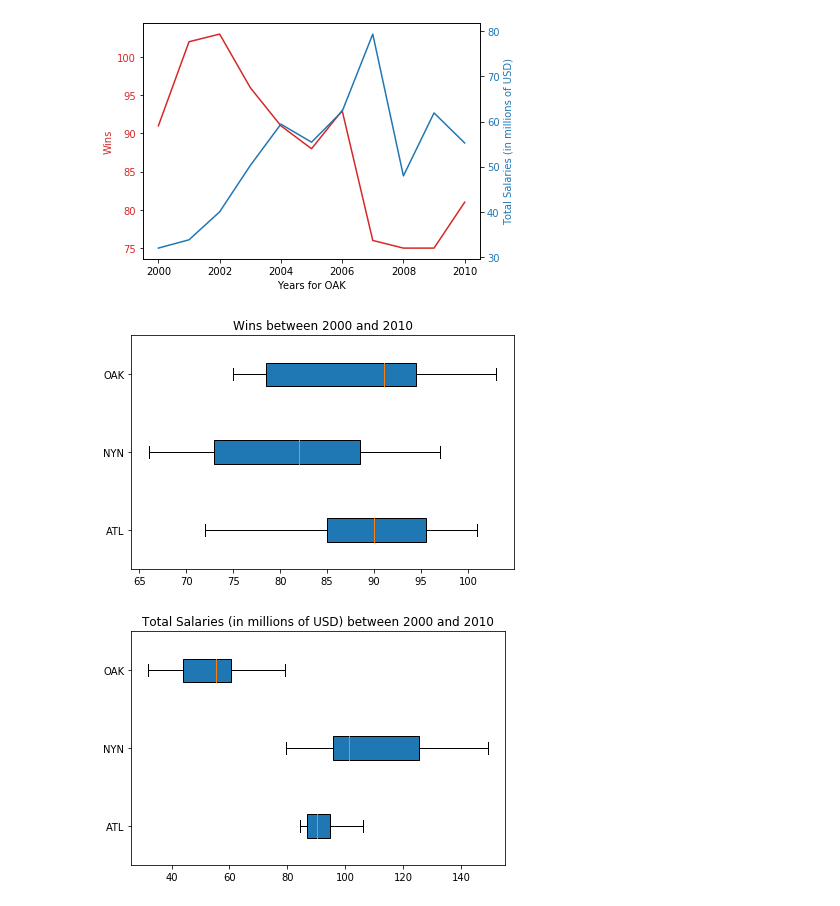
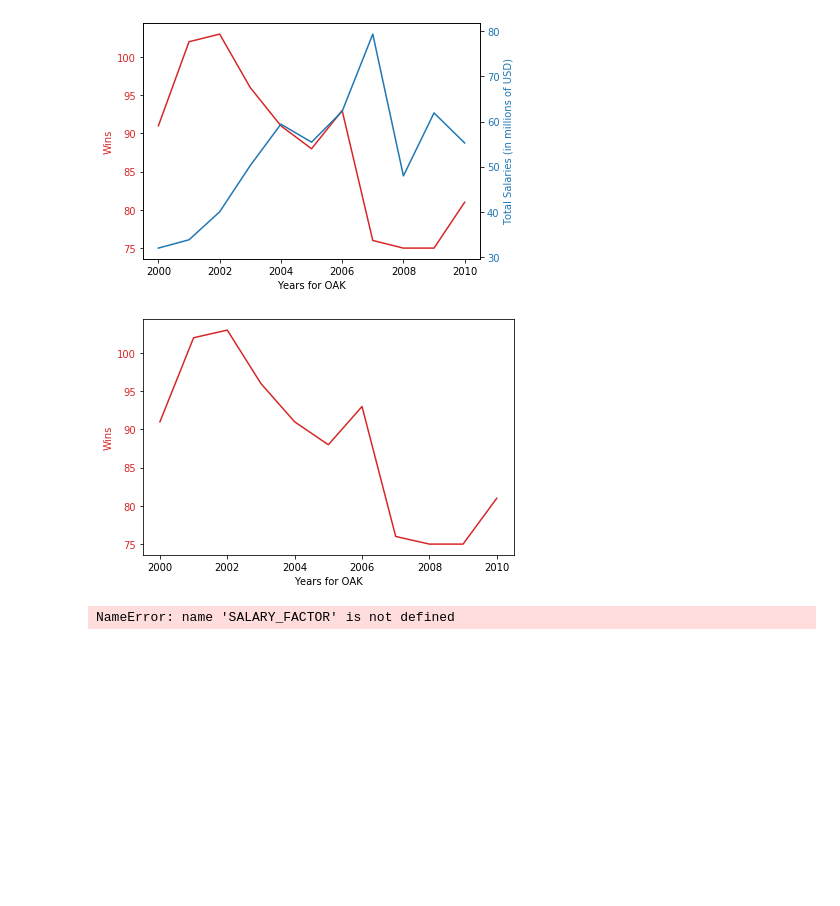
Before and after one commit to Techno-Hwizrdry/s4s, a Jupyter notebook: s4s.ipynb, the cells around one changed output. Saved outputs shown, nothing was run; the diff lists cells and outputs as text; code cells hidden in the pictures; blank space fills up the shorter version.

```diff
--- a/s4s.ipynb
+++ b/s4s.ipynb
@@ -9,34 +9,34 @@ import pandas
 # Problem 1(a)
 csv_files = ['Salaries.csv', 'Teams.csv']
 
 get_zipped_csv_files(csv_files=csv_files)
 
 salary_data = pandas.read_csv('Salaries.csv')
 teams_data = pandas.read_csv('Teams.csv')
 
 salary_data.head()
 teams_data.head()
 
 # Problem 1(b)
 salary_totals = salary_data.groupby(['yearID', 'teamID'])['salary'].sum()
 salary_totals.head()
 
 # Problem 1(c)
 wins_and_salaries = pandas.merge(salary_totals, teams_data[['yearID', 'teamID', 'W']], on=['yearID', 'teamID'], how='inner')
 wins_and_salaries.head()
 
 #  Problem 1(d).  To display the relationship between total wins and total salaries for a given year,
 #  I would use two different axes that share the same x axis.  Since wins and salaries share the year range (x-axis),
 #  I can plot the second series (total salaries) against the secondary Y axis on the right side of the graph.
 
 graph_dual_y(wins_and_salaries, 'OAK', 2000, 2010)
 
-#graph_xy_line(wins_and_salaries, 'OAK', 'wins', 2000, 2010)
-#graph_xy_line(wins_and_salaries, 'OAK', 'SALARIES', 2000, 2010)
+graph_xy_line(wins_and_salaries, 'OAK', 'wins', 2000, 2010)
+graph_xy_line(wins_and_salaries, 'OAK', 'SALARIES', 2000, 2010)
 
 graph_boxplots(wins_and_salaries, ['ATL', 'NYN', 'OAK'], 'wins', 2000, 2010)
 graph_boxplots(wins_and_salaries, ['ATL', 'NYN', 'OAK'], 'salaries', 2000, 2010)
 # %% [output]
 [figure]
-[figure, old version]
+[figure, new version]
-[figure, removed]
+NameError: name 'SALARY_FACTOR' is not defined
```
Also changed, not shown: 1 other file.
